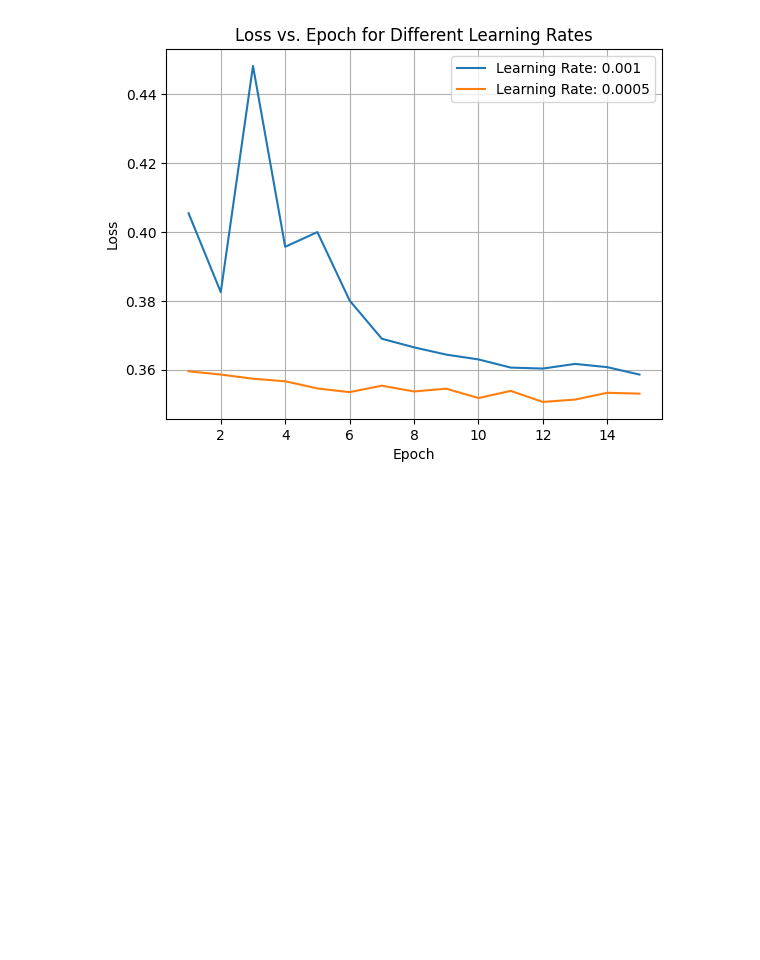
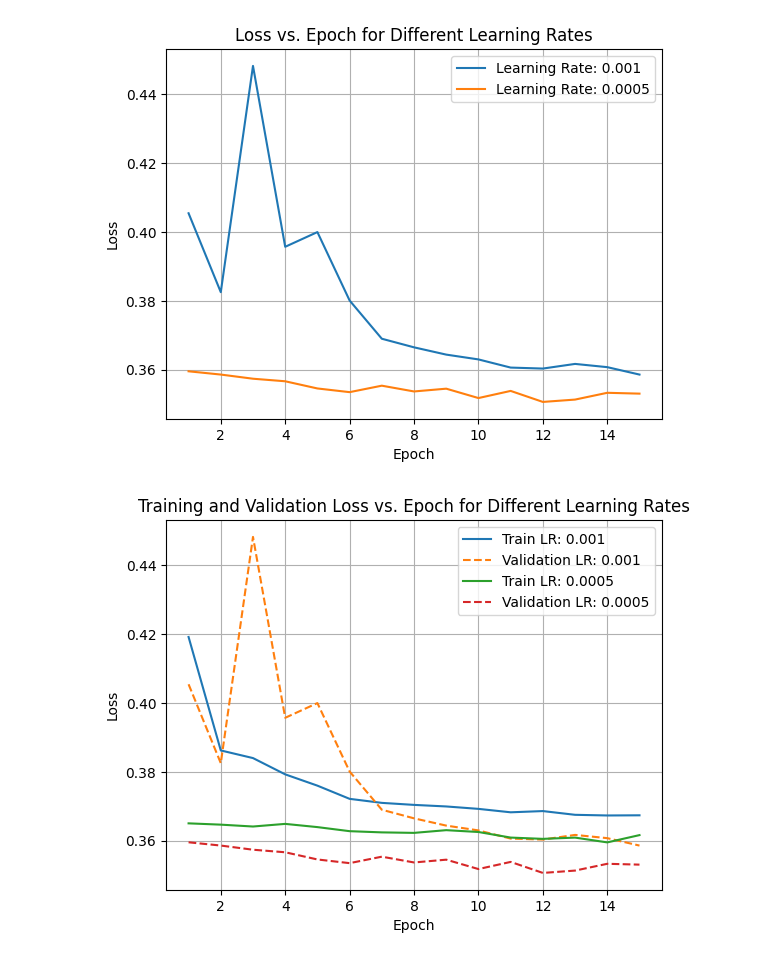
Before and after one commit to Abzzt/adl, a Jupyter notebook: notebooks/AlexNet_variation.ipynb, the cells around one changed output. Cells and saved outputs as stored; diff of their text form; code cells hidden in the pictures; blank space fills up the shorter version.

```diff
--- a/alexnet_variation.ipynb
+++ b/notebooks/AlexNet_variation.ipynb
@@ -247,3 +199,12 @@ model_path = os.path.join(save_dir, f'valid_losses.pt')  # Change the filename a
 visualise_loss(model_path)
 # %% [output]
 [figure]
+# %%
+# Plot Train Loss and Validation Loss on the same graph
+save_dir = "../models/alexnet_variation_15e/"
+train_model_path = os.path.join(save_dir, f'train_losses.pt')
+valid_model_path = os.path.join(save_dir, f'valid_losses.pt')
+
+visualise_all_loss(train_model_path, valid_model_path)
+# %% [output]
+[figure, added]
```
Also changed, not shown: parts of 8 cells of this notebook, 34 other files.
